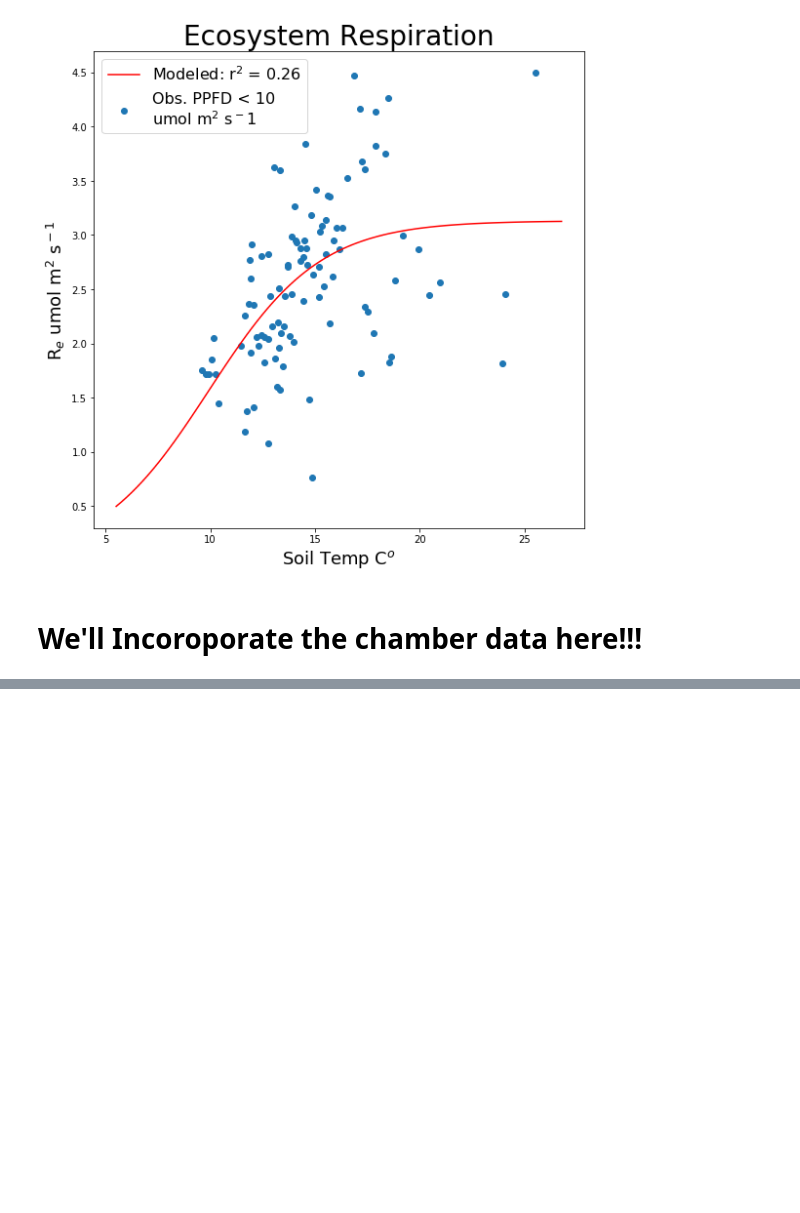
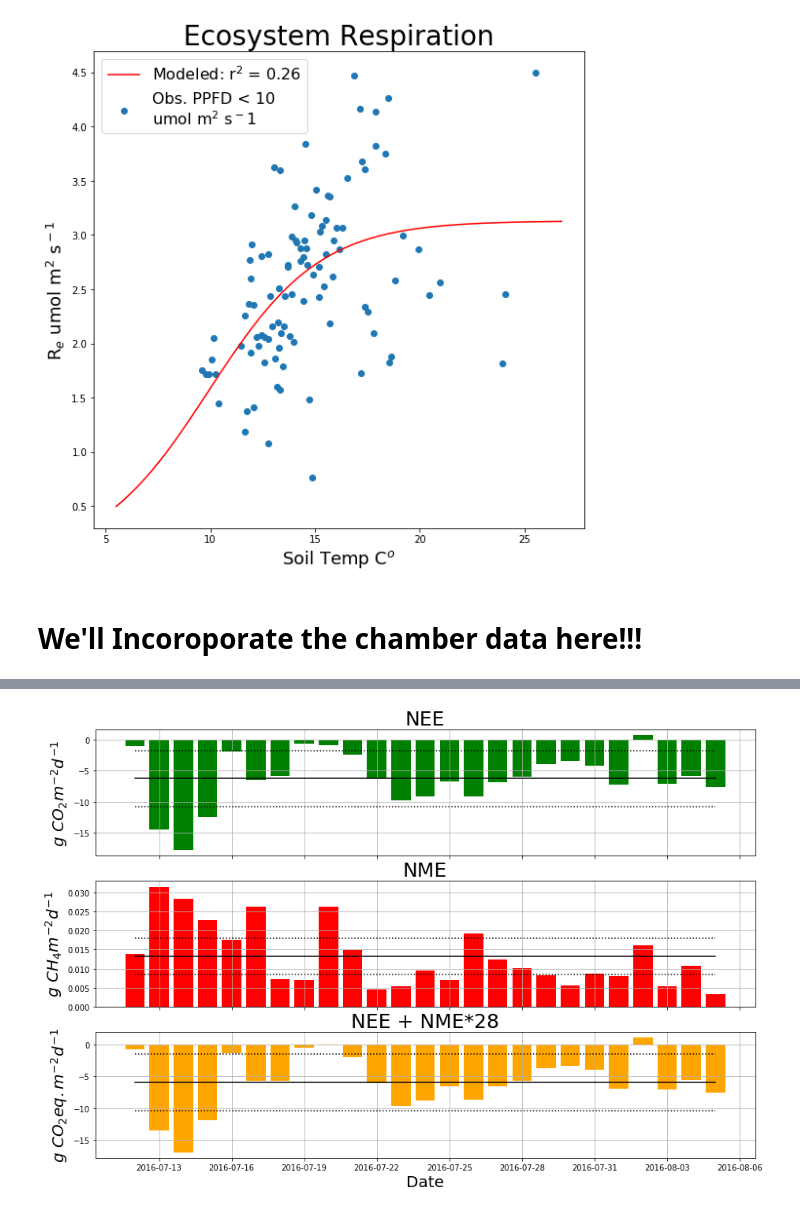
Before and after one commit to June-Skeeter/Illisarvik_Processing, a Jupyter notebook: Compiler.ipynb, the cells around one changed output, grey strips where cells are left out. Cells and saved outputs as stored; diff of their text form; code cells hidden in the pictures; blank space fills up the shorter version.

```diff
--- a/Compiler.ipynb
+++ b/Compiler.ipynb
@@ -312,2 +449,60 @@ Wet Sedge 1  Wet Sedge 2  -39.1999 -62.1319 -16.2679  True
+# %%
+
+Data['FCH4'] = Data['Fch4'] *1e-6* 16.04246 *3600*24*1e-3
+Data['FCO2'] = Data['Fco2'] *1e-6* 44.0095 *3600*24
+Data['Bal'] = Data['FCH4']*28+Data['FCO2']
+Data['I']=Data.index
+Data = Data.set_index(pd.DatetimeIndex(Data.datetime))
+Daily = Data.resample('D').mean()
+Daily = Daily[1:-1]
+Dailystd = Data.resample('D').std()
+Daily = Daily[1:-1]
+Dailyc = Data.resample('D').count()
+# DailyErr = Dailystd/Daily.count
+Dailyerr = Dailystd/Daily.count()**.5*1.96
+Dailyerr = Dailyerr[1:-1]
+Daily.reset_index()
+# print(Data['FCH4'])
+
+fig,ax = plt.subplots(3,1,figsize = (15,10),sharex=True)
+
+
+ax[0].bar(Daily.index,Daily['FCO2'],color='green')
+ax[0].plot(Daily.index,Daily['FCO2']*0+Daily['FCO2'].mean(),color = 'black')
+ax[0].plot(Daily.index,Daily['FCO2']*0+Daily['FCO2'].mean()+Dailyerr['FCO2'].mean(),color = 'black',linestyle =':')
+ax[0].plot(Daily.index,Daily['FCO2']*0+Daily['FCO2'].mean()-Dailyerr['FCO2'].mean(),color = 'black',linestyle =':')
+
+ax[1].bar(Daily.index,Daily['FCH4'],color='red')
+ax[1].plot(Daily.index,Daily['FCH4']*0+Daily['FCH4'].mean(),color = 'black')
+ax[1].plot(Daily.index,Daily['FCH4']*0+Daily['FCH4'].mean()+Dailyerr['FCH4'].mean(),color = 'black',linestyle =':')
+ax[1].plot(Daily.index,Daily['FCH4']*0+Daily['FCH4'].mean()-Dailyerr['FCH4'].mean(),color = 'black',linestyle =':')
+
+ax[2].bar(Daily.index,Daily['Bal'],color='orange')
+ax[2].plot(Daily.index,Daily['Bal']*0+Daily['Bal'].mean(),color = 'black')
+ax[2].plot(Daily.index,Daily['Bal']*0+Daily['Bal'].mean()+Dailyerr['Bal'].mean(),color = 'black',linestyle =':')
+ax[2].plot(Daily.index,Daily['Bal']*0+Daily['Bal'].mean()-Dailyerr['Bal'].mean(),color = 'black',linestyle =':')
+
+
+ax[0].grid()
+ax[1].grid()
+ax[2].grid()
+
+ax[0].set_title('NEE',fontsize = 25)
+ax[1].set_title('NME',fontsize = 25)
+ax[2].set_title('NEE + NME*28',fontsize = 25)
+
+ax[0].set_ylabel('$g\ CO_{2} m^{-2} d^{-1}$',fontsize = 20)
+ax[1].set_ylabel('$g\ CH_{4} m^{-2} d^{-1}$',fontsize = 20)
+ax[2].set_ylabel('$g\ CO_{2} eq. m^{-2} d^{-1}$',fontsize = 20)
+ax[2].set_xlabel('Date',fontsize = 20)
+plt.savefig('C:\\Users\\wesle\\FreiburgPres/IllisarvikBallance2png',dpi = 400)
+
+# print(Data)
+'$g\ CO_{2} m^{-2} d^{-1}$'
+mgCH4 = '$mg\ CH_{4} m^{-2} d^{-1}$'
+gCO2eq = '$g\ CO_{2} eq. m^{-2} d^{-1}$'
+plt.show()
+# %% [output]
+[figure, added]
 # %% [raw]
 
```
Also changed, not shown: parts of 8 cells of this notebook, 3 other files.
